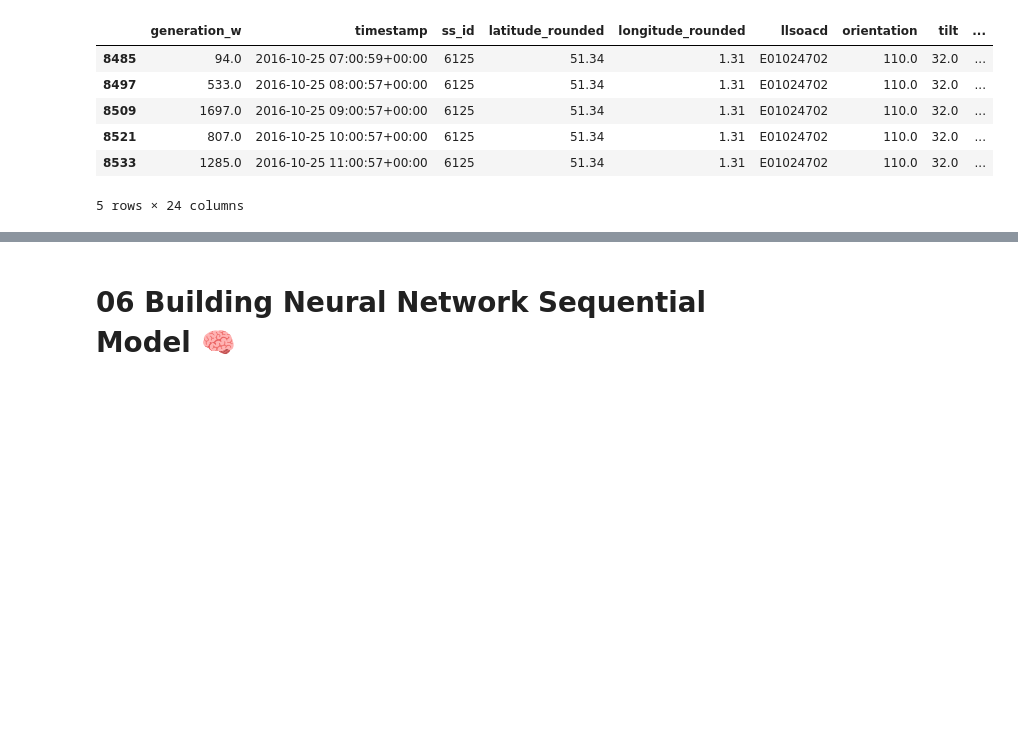
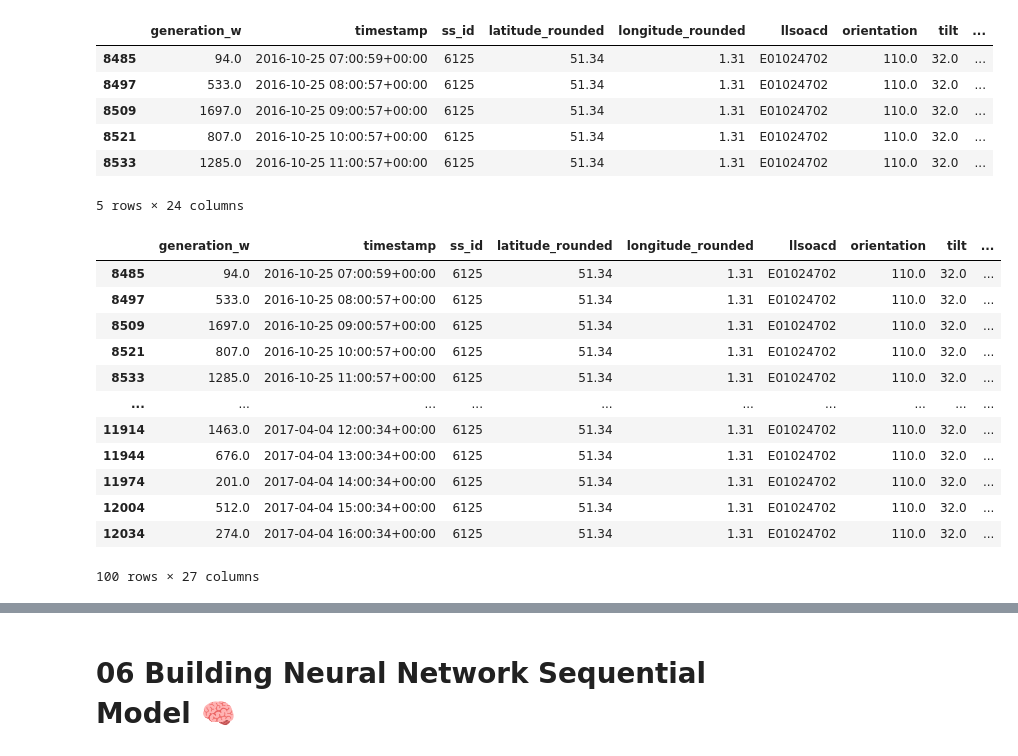
Before and after one commit to hramzan01/market, a Jupyter notebook: notebooks/supply_data.ipynb, the cells around one changed output, grey strips where cells are left out. Cells and saved outputs as stored; diff of their text form; code cells hidden in the pictures; blank space fills up the shorter version.

```diff
--- a/notebooks/supply_data.ipynb
+++ b/notebooks/supply_data.ipynb
@@ -438,3 +453,19 @@ for param in hourly_params:
+# %%
+df_merged_multiple
+# %% [output]
+|  | generation_w | timestamp | ss_id | latitude_rounded | longitude_rounded | llsoacd | orientation | tilt | ... |
+| 8485 | 94.0 | 2016-10-25 07:00:59+00:00 | 6125 | 51.34 | 1.31 | E01024702 | 110.0 | 32.0 | ... |
+| 8497 | 533.0 | 2016-10-25 08:00:57+00:00 | 6125 | 51.34 | 1.31 | E01024702 | 110.0 | 32.0 | ... |
+| 8509 | 1697.0 | 2016-10-25 09:00:57+00:00 | 6125 | 51.34 | 1.31 | E01024702 | 110.0 | 32.0 | ... |
+| 8521 | 807.0 | 2016-10-25 10:00:57+00:00 | 6125 | 51.34 | 1.31 | E01024702 | 110.0 | 32.0 | ... |
+| 8533 | 1285.0 | 2016-10-25 11:00:57+00:00 | 6125 | 51.34 | 1.31 | E01024702 | 110.0 | 32.0 | ... |
+| ... | ... | ... | ... | ... | ... | ... | ... | ... | ... |
+| 11914 | 1463.0 | 2017-04-04 12:00:34+00:00 | 6125 | 51.34 | 1.31 | E01024702 | 110.0 | 32.0 | ... |
+| 11944 | 676.0 | 2017-04-04 13:00:34+00:00 | 6125 | 51.34 | 1.31 | E01024702 | 110.0 | 32.0 | ... |
+| 11974 | 201.0 | 2017-04-04 14:00:34+00:00 | 6125 | 51.34 | 1.31 | E01024702 | 110.0 | 32.0 | ... |
+| 12004 | 512.0 | 2017-04-04 15:00:34+00:00 | 6125 | 51.34 | 1.31 | E01024702 | 110.0 | 32.0 | ... |
+| 12034 | 274.0 | 2017-04-04 16:00:34+00:00 | 6125 | 51.34 | 1.31 | E01024702 | 110.0 | 32.0 | ... |
+100 rows × 27 columns
 # %%
 df_merged_multiple.head()
 # %% [output]
```
Also changed, not shown: parts of 9 cells of this notebook.
